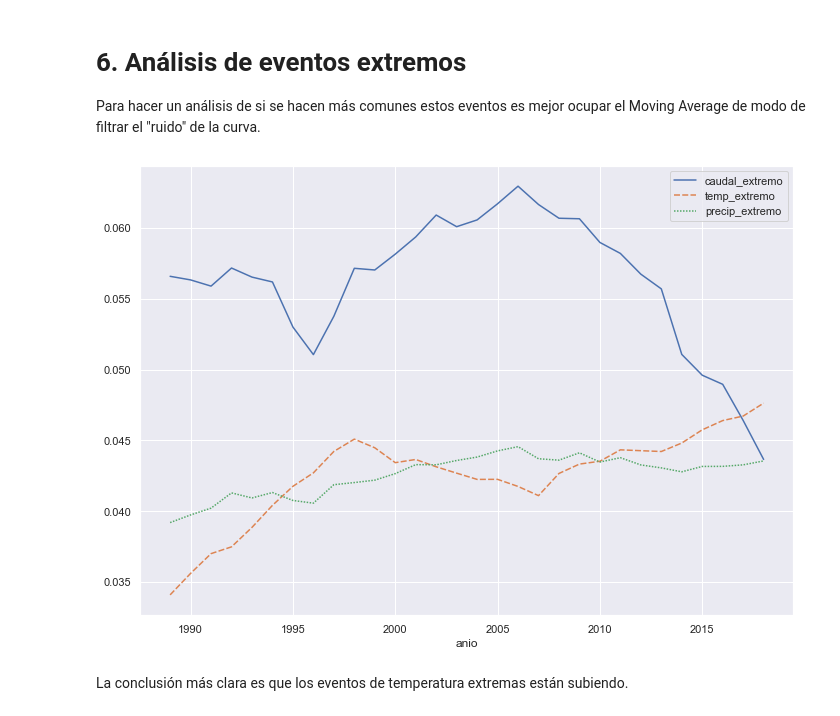
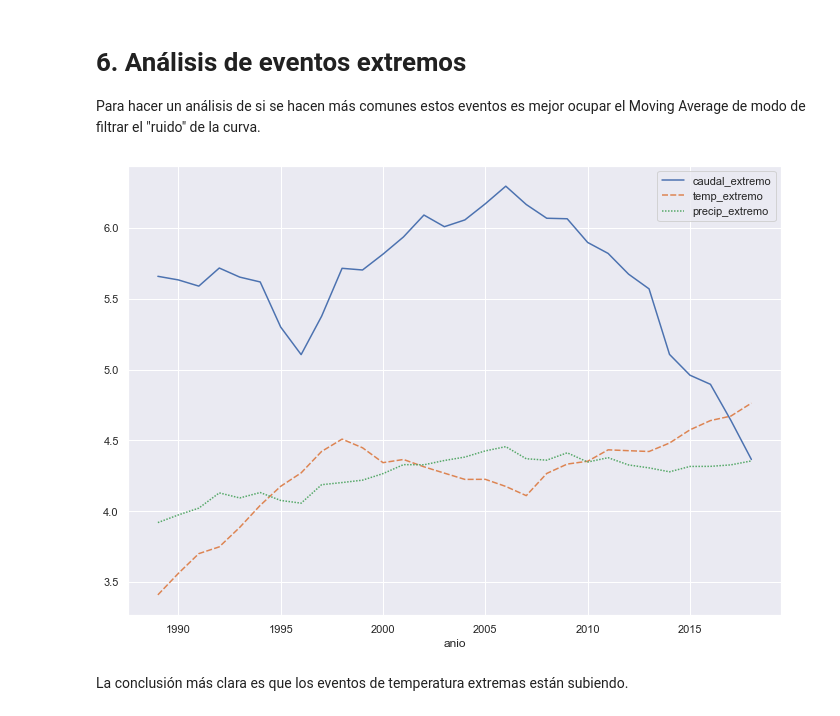
Before and after one commit to felipeacunago/SpikeChallenge, a Jupyter notebook: SpikeChallenge.ipynb, the cells around one changed output. Saved outputs shown, nothing was run; the diff lists cells and outputs as text; code cells hidden in the pictures.

```diff
--- a/SpikeChallenge.ipynb
+++ b/SpikeChallenge.ipynb
@@ -320,12 +310,12 @@ plt.figlegend(['Aumento de eventos','Disminución de eventos'], loc = 'lower cen
 
 Para hacer un análisis de si se hacen más comunes estos eventos es mejor ocupar el Moving Average de modo de filtrar el "ruido" de la curva.
 # %%
-cuencas_valores_extremos_pct = data.groupby(['anio'])['caudal_extremo','temp_extremo','precip_extremo'].sum().divide(data.groupby(['anio'])['caudal_extremo','temp_extremo','precip_extremo'].count())
+cuencas_valores_extremos_pct = data.groupby(['anio'])['caudal_extremo','temp_extremo','precip_extremo'].sum().divide(data.groupby(['anio'])['caudal_extremo','temp_extremo','precip_extremo'].count())*100
 cuencas_valores_extremos_pct_sma = cuencas_valores_extremos_pct.rolling(window=30).mean()
 
 ax = sns.lineplot(data=cuencas_valores_extremos_pct_sma)
 # %% [output]
-[figure, old version]
+[figure, new version]
 # %% [markdown]
 La conclusión más clara es que los eventos de temperatura extremas están subiendo.
 # %% [markdown]
```
Also changed, not shown: parts of 7 cells of this notebook, 1 other file.
